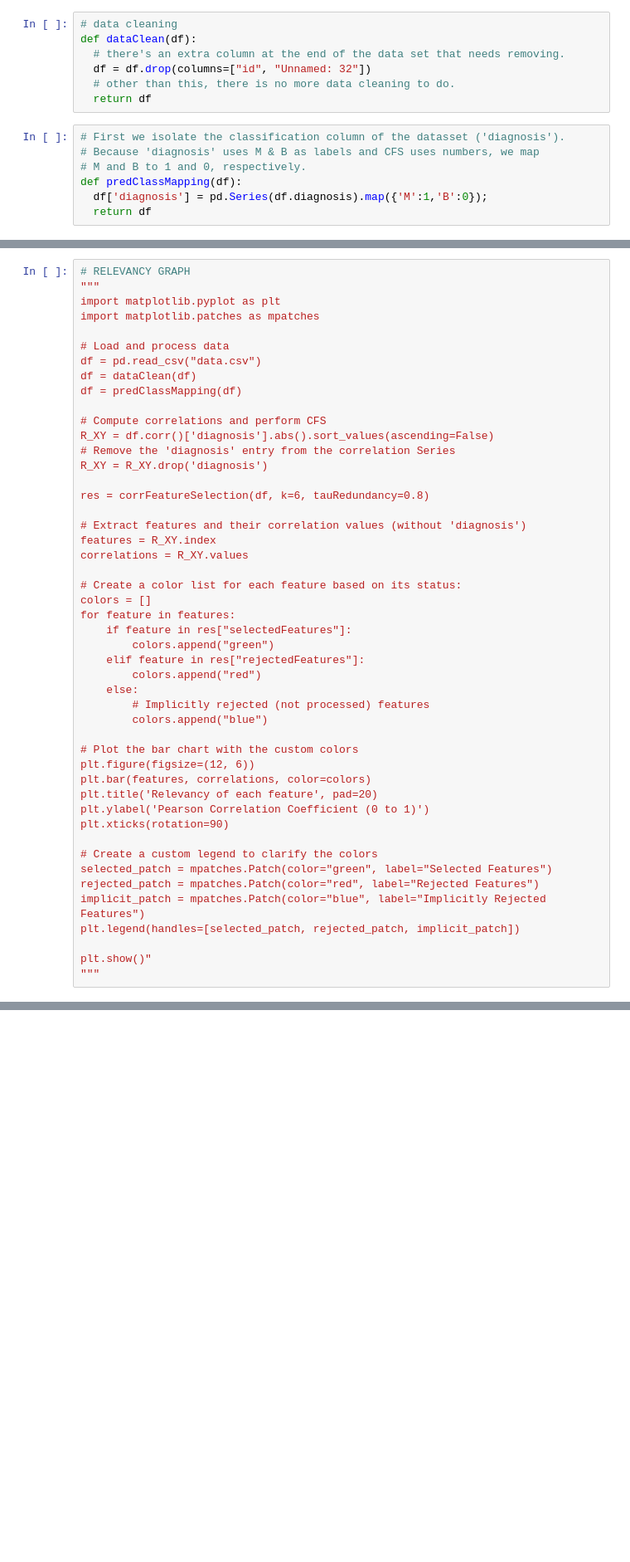
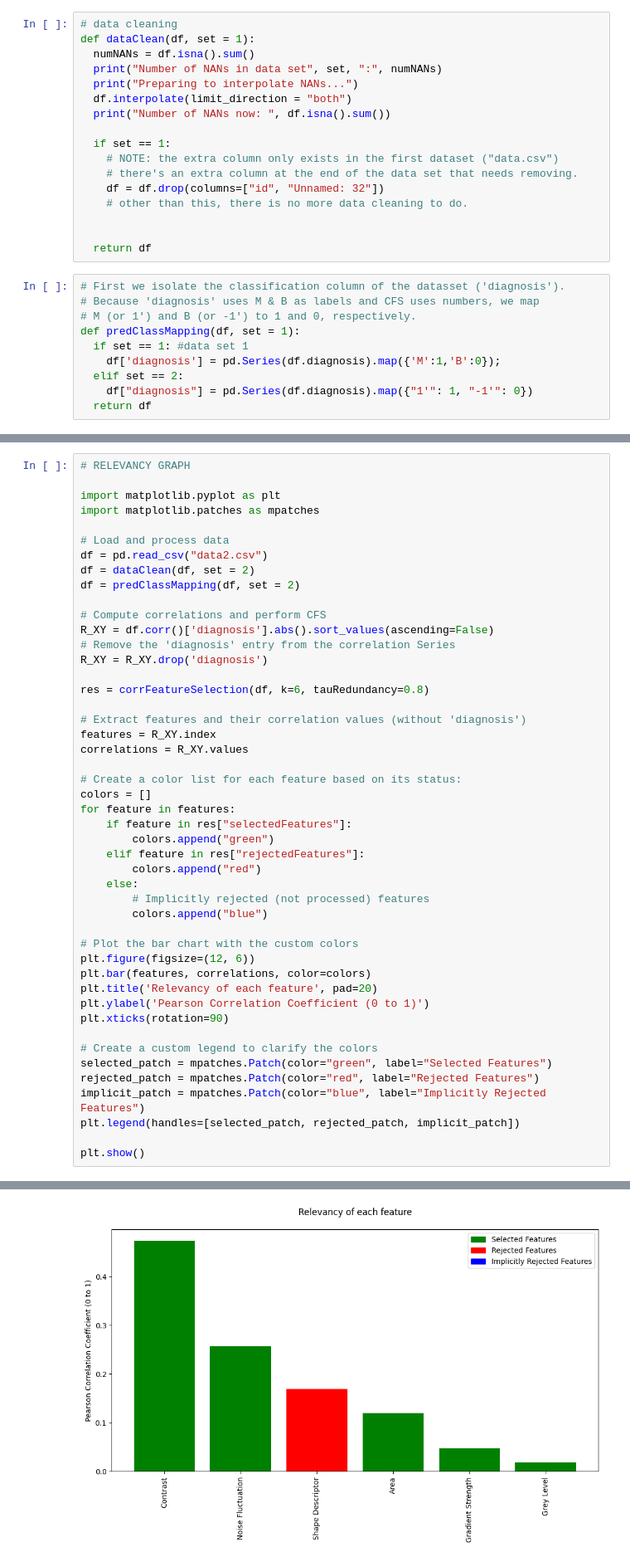
Before and after one commit to SaatvikK/Breast-Cancer-ML-Project, a Jupyter notebook: preprocessing.ipynb, the cells around one changed output, grey strips where cells are left out. Shown at 83% size. Drawn from its saved outputs; the diff is of its cells as text; blank space fills up the shorter version.

```diff
--- a/preprocessing.ipynb
+++ b/preprocessing.ipynb
@@ -4,17 +4,30 @@ import numpy as np
 import matplotlib.pyplot as plt
 # %%
 # data cleaning
-def dataClean(df):
-  # there's an extra column at the end of the data set that needs removing.
-  df = df.drop(columns=["id", "Unnamed: 32"])
-  # other than this, there is no more data cleaning to do.
+def dataClean(df, set = 1):
+  numNANs = df.isna().sum()
+  print("Number of NANs in data set", set, ":", numNANs)
+  print("Preparing to interpolate NANs...")
+  df.interpolate(limit_direction = "both")
+  print("Number of NANs now: ", df.isna().sum())
+
+  if set == 1:
+    # NOTE: the extra column only exists in the first dataset ("data.csv")
+    # there's an extra column at the end of the data set that needs removing.
+    df = df.drop(columns=["id", "Unnamed: 32"])
+    # other than this, there is no more data cleaning to do.
+
+
   return df
 # %%
 # First we isolate the classification column of the datasset ('diagnosis').
 # Because 'diagnosis' uses M & B as labels and CFS uses numbers, we map
-# M and B to 1 and 0, respectively.
-def predClassMapping(df):
-  df['diagnosis'] = pd.Series(df.diagnosis).map({'M':1,'B':0});
+# M (or 1') and B (or -1') to 1 and 0, respectively.
+def predClassMapping(df, set = 1):
+  if set == 1: #data set 1
+    df['diagnosis'] = pd.Series(df.diagnosis).map({'M':1,'B':0});
+  elif set == 2:
+    df["diagnosis"] = pd.Series(df.diagnosis).map({"1'": 1, "-1'": 0})
   return df
 # %%
 #12/24
@@ -62,14 +75,14 @@ def corrFeatureSelection(df, k = 10, tauRedundancy = 0.8):
   return { "sfCorrMatrix": selectedDF.corr(), "selectedDF": selectedDF,"selectedFeatures": selectedFeatures, "rejectedFeatures": rejectedFeatures }
 # %%
 # RELEVANCY GRAPH
-"""
+
 import matplotlib.pyplot as plt
 import matplotlib.patches as mpatches
 
 # Load and process data
-df = pd.read_csv("data.csv")
-df = dataClean(df)
-df = predClassMapping(df)
+df = pd.read_csv("data2.csv")
+df = dataClean(df, set = 2)
+df = predClassMapping(df, set = 2)
 
 # Compute correlations and perform CFS
 R_XY = df.corr()['diagnosis'].abs().sort_values(ascending=False)
@@ -106,6 +119,5 @@ rejected_patch = mpatches.Patch(color="red", label="Rejected Features")
 implicit_patch = mpatches.Patch(color="blue", label="Implicitly Rejected Features")
 plt.legend(handles=[selected_patch, rejected_patch, implicit_patch])
 
-plt.show()"
-"""
+plt.show()
 # %% [output]
@@ -113,3 +143,4 @@ plt.show()"
+[figure, added]
 # %%
 # 10/24
 # SPLIT DATA SET
```
Also changed, not shown: parts of 2 cells of this notebook, 6 other files.
